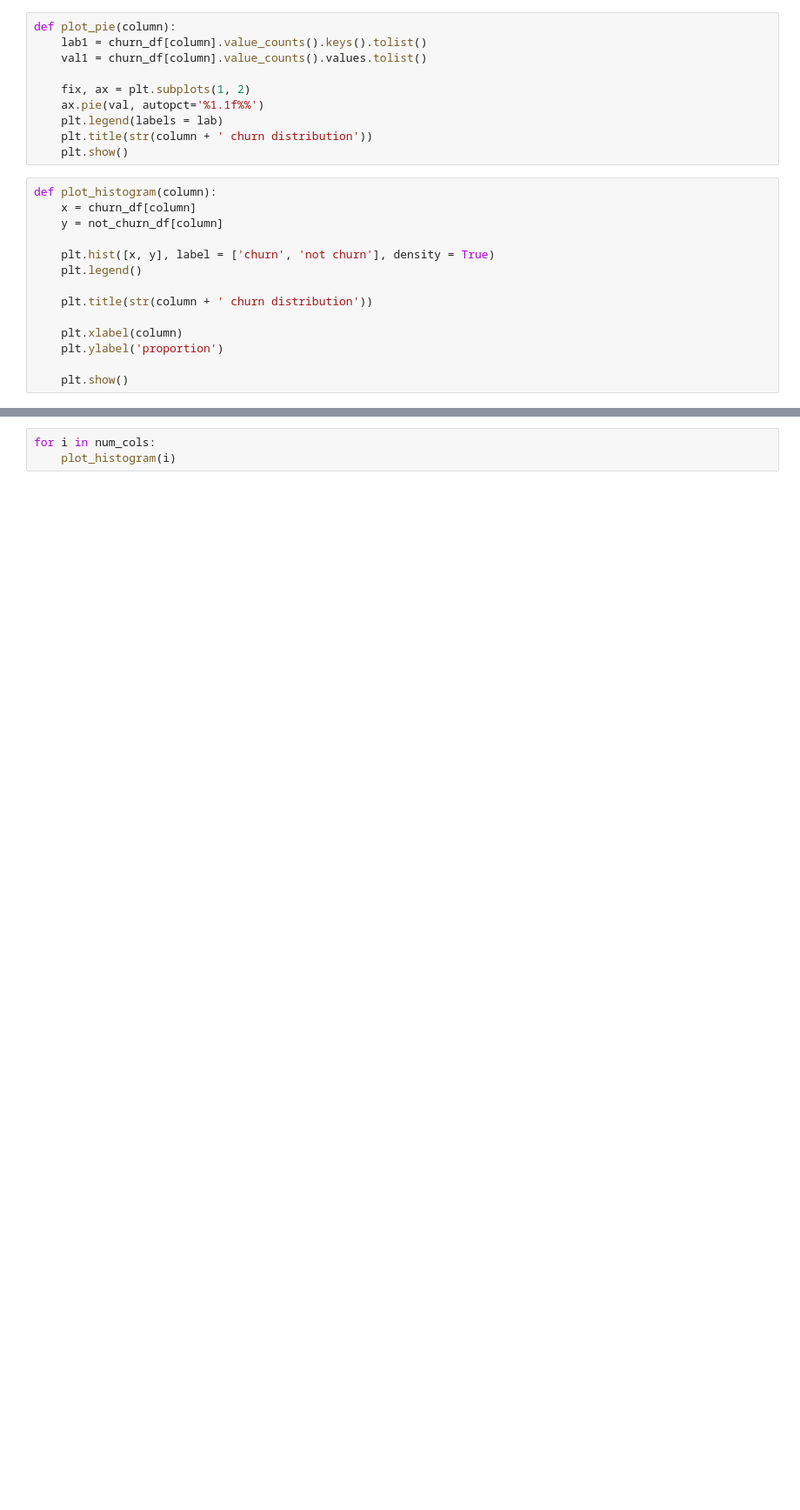
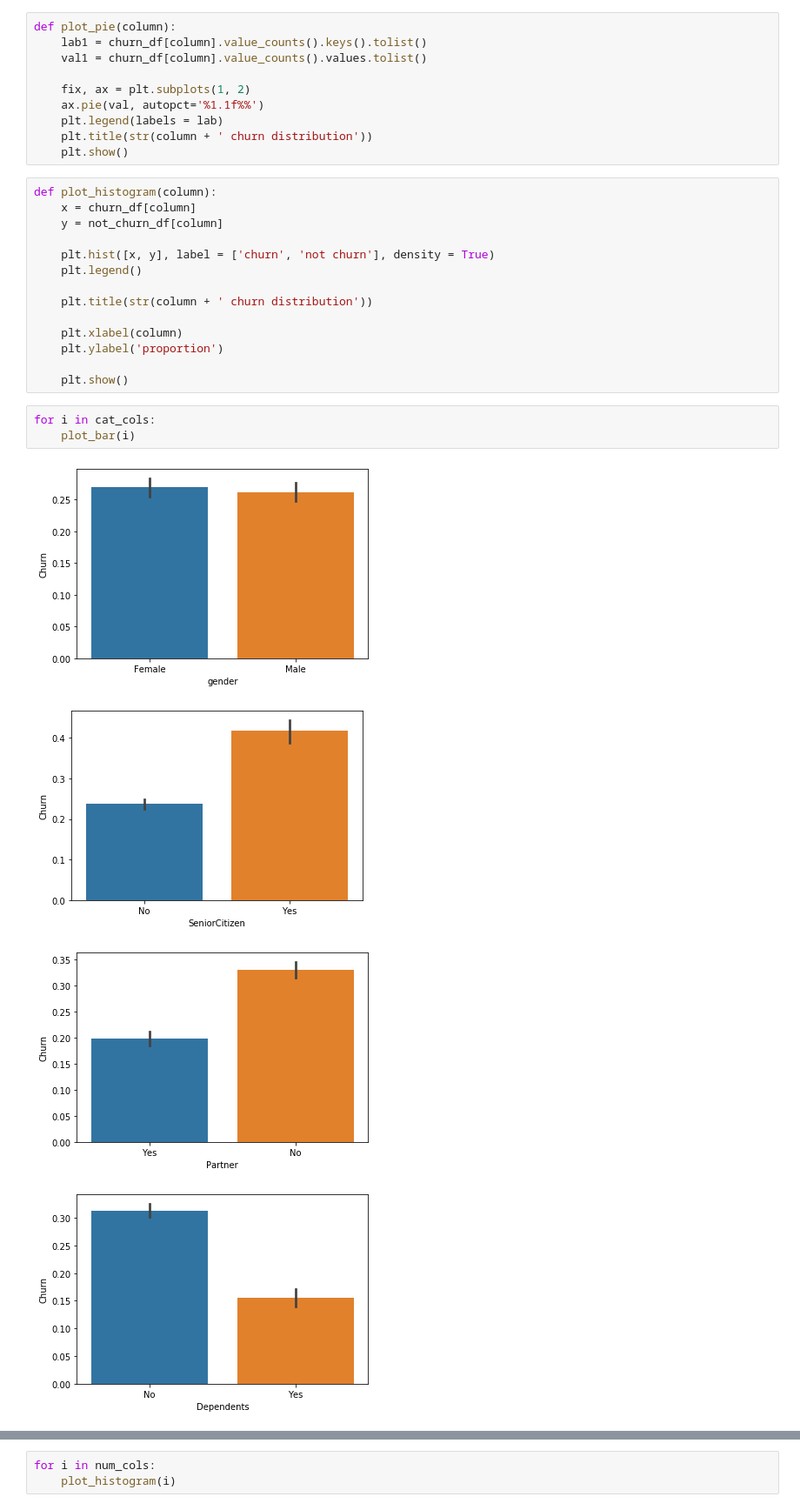
Before and after one commit to Carterbouley/Churn-prediction, a Jupyter notebook: CustomerAttrition.ipynb, the cells around one changed output, grey strips where cells are left out. Shown: that part at 87% size. Cells and saved outputs as stored; diff of their text form; blank space fills up the shorter version.

```diff
--- a/CustomerAttrition.ipynb
+++ b/CustomerAttrition.ipynb
@@ -153,3 +151,11 @@ def plot_histogram(column):
     plt.ylabel('proportion')
 
     plt.show()
+# %%
+for i in cat_cols:
+    plot_bar(i)
+# %% [output]
+[figure, added]
+[figure, added]
+[figure, added]
+[figure, added]
```
Also changed, not shown: parts of 7 cells of this notebook.
